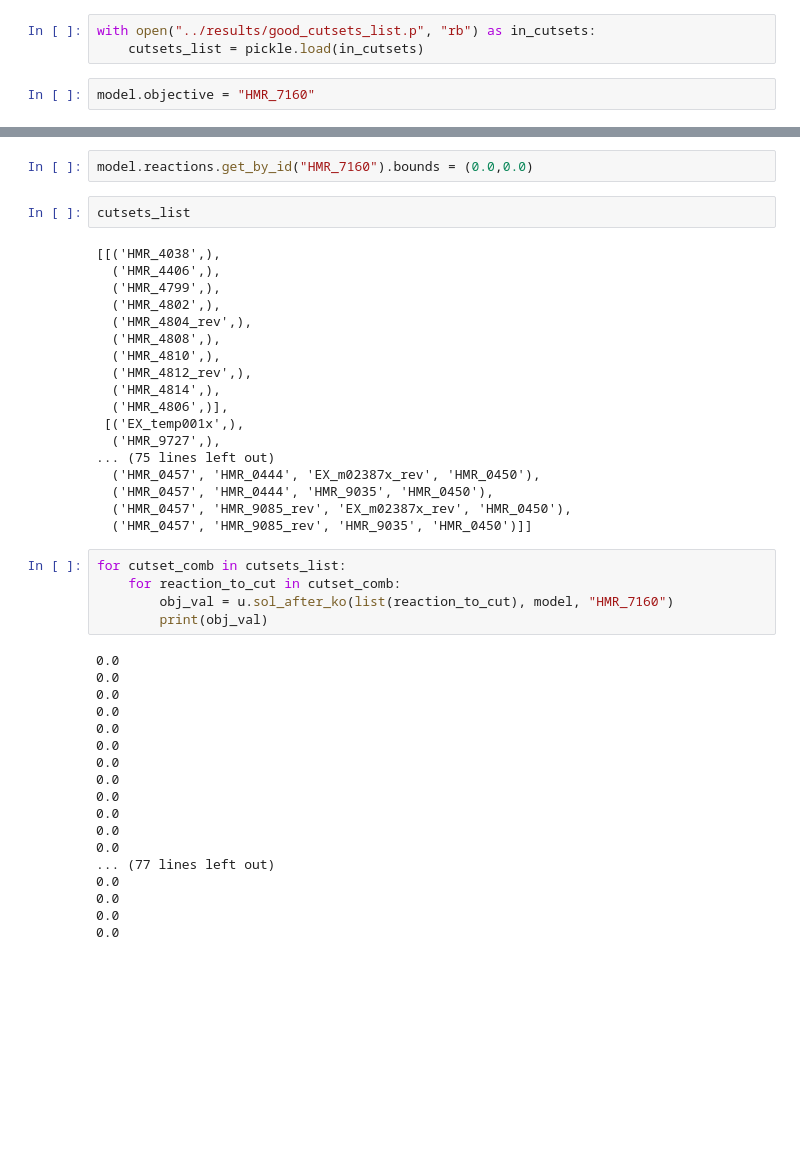
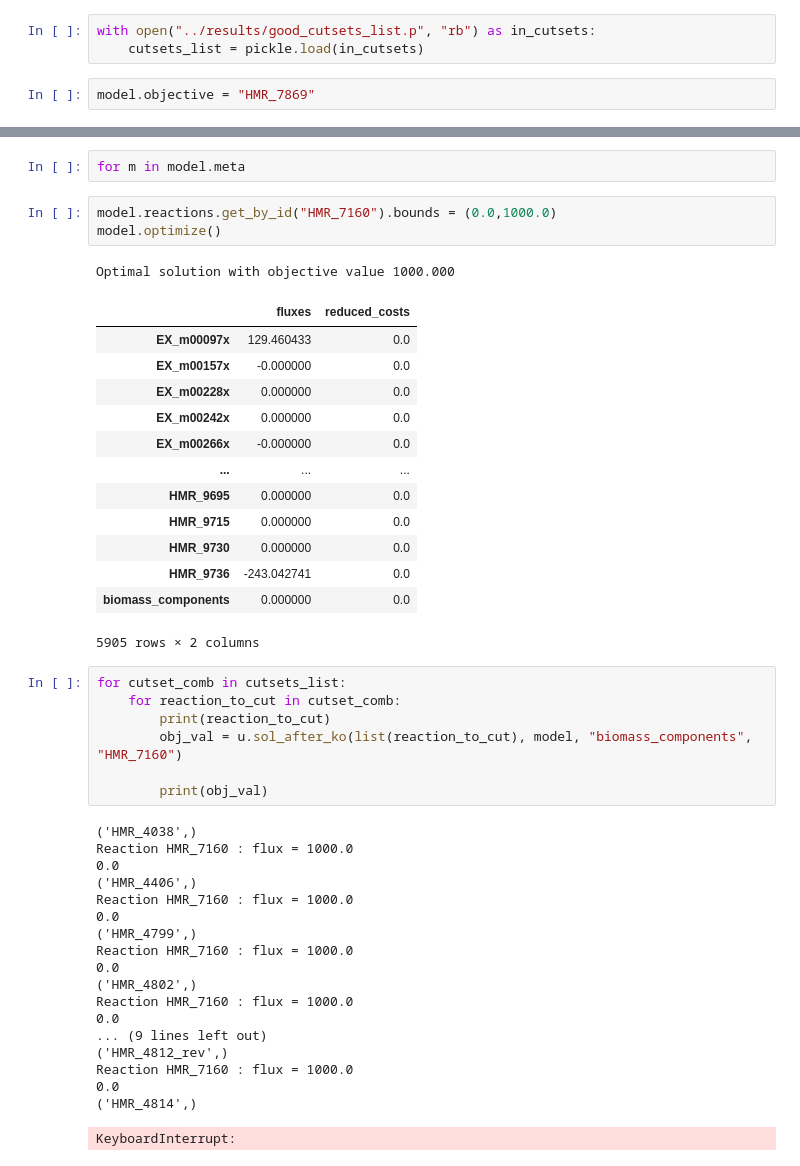
Before and after one commit to JoPkb/RBA_cutsets, a Jupyter notebook: aspmcs/code/test_cutsets.ipynb, the cells around one changed output, grey strips where cells are left out. Drawn from its saved outputs; the diff is of its cells as text; blank space fills up the shorter version.

```diff
--- a/aspmcs/code/test_cutsets.ipynb
+++ b/aspmcs/code/test_cutsets.ipynb
@@ -400,4 +551,4 @@ from aspmcs.code.utils import knock_out
 with open("../results/good_cutsets_list.p", "rb") as in_cutsets:
     cutsets_list = pickle.load(in_cutsets)
 # %%
-model.objective = "HMR_7160"
+model.objective = "HMR_7869"
@@ -421,45 +574,46 @@ Optimal solution with objective value 0.000
+# %%
+for m in model.meta
 # %%
-model.reactions.get_by_id("HMR_7160").bounds = (0.0,0.0)
+model.reactions.get_by_id("HMR_7160").bounds = (0.0,1000.0)
+model.optimize()
+# %% [output]
+Optimal solution with objective value 1000.000
+|  | fluxes | reduced_costs |
+| EX_m00097x | 129.460433 | 0.0 |
+| EX_m00157x | -0.000000 | 0.0 |
+| EX_m00228x | 0.000000 | 0.0 |
+| EX_m00242x | 0.000000 | 0.0 |
+| EX_m00266x | -0.000000 | 0.0 |
+| ... | ... | ... |
+| HMR_9695 | 0.000000 | 0.0 |
+| HMR_9715 | 0.000000 | 0.0 |
+| HMR_9730 | 0.000000 | 0.0 |
+| HMR_9736 | -243.042741 | 0.0 |
+| biomass_components | 0.000000 | 0.0 |
+5905 rows × 2 columns
-# %%
-cutsets_list
-# %% [output]
-[[('HMR_4038',),
-  ('HMR_4406',),
-  ('HMR_4799',),
-  ('HMR_4802',),
-  ('HMR_4804_rev',),
-  ('HMR_4808',),
-  ('HMR_4810',),
-  ('HMR_4812_rev',),
-  ('HMR_4814',),
-  ('HMR_4806',)],
- [('EX_temp001x',),
-  ('HMR_9727',),
-... (75 lines left out)
-  ('HMR_0457', 'HMR_0444', 'EX_m02387x_rev', 'HMR_0450'),
-  ('HMR_0457', 'HMR_0444', 'HMR_9035', 'HMR_0450'),
-  ('HMR_0457', 'HMR_9085_rev', 'EX_m02387x_rev', 'HMR_0450'),
-  ('HMR_0457', 'HMR_9085_rev', 'HMR_9035', 'HMR_0450')]]
 # %%
 for cutset_comb in cutsets_list:
     for reaction_to_cut in cutset_comb:
-        obj_val = u.sol_after_ko(list(reaction_to_cut), model, "HMR_7160")
+        print(reaction_to_cut)
+        obj_val = u.sol_after_ko(list(reaction_to_cut), model, "biomass_components", "HMR_7160")
+
         print(obj_val)
 # %% [output]
+('HMR_4038',)
+Reaction HMR_7160 : flux = 1000.0
 0.0
+('HMR_4406',)
+Reaction HMR_7160 : flux = 1000.0
 0.0
+('HMR_4799',)
+Reaction HMR_7160 : flux = 1000.0
 0.0
+('HMR_4802',)
+Reaction HMR_7160 : flux = 1000.0
 0.0
+... (9 lines left out)
+('HMR_4812_rev',)
+Reaction HMR_7160 : flux = 1000.0
 0.0
-0.0
-0.0
-0.0
-0.0
-0.0
-0.0
-0.0
-... (77 lines left out)
-0.0
-0.0
-0.0
-0.0
+('HMR_4814',)
+KeyboardInterrupt:
```
Also changed, not shown: parts of 31 cells of this notebook, 3 other files.
